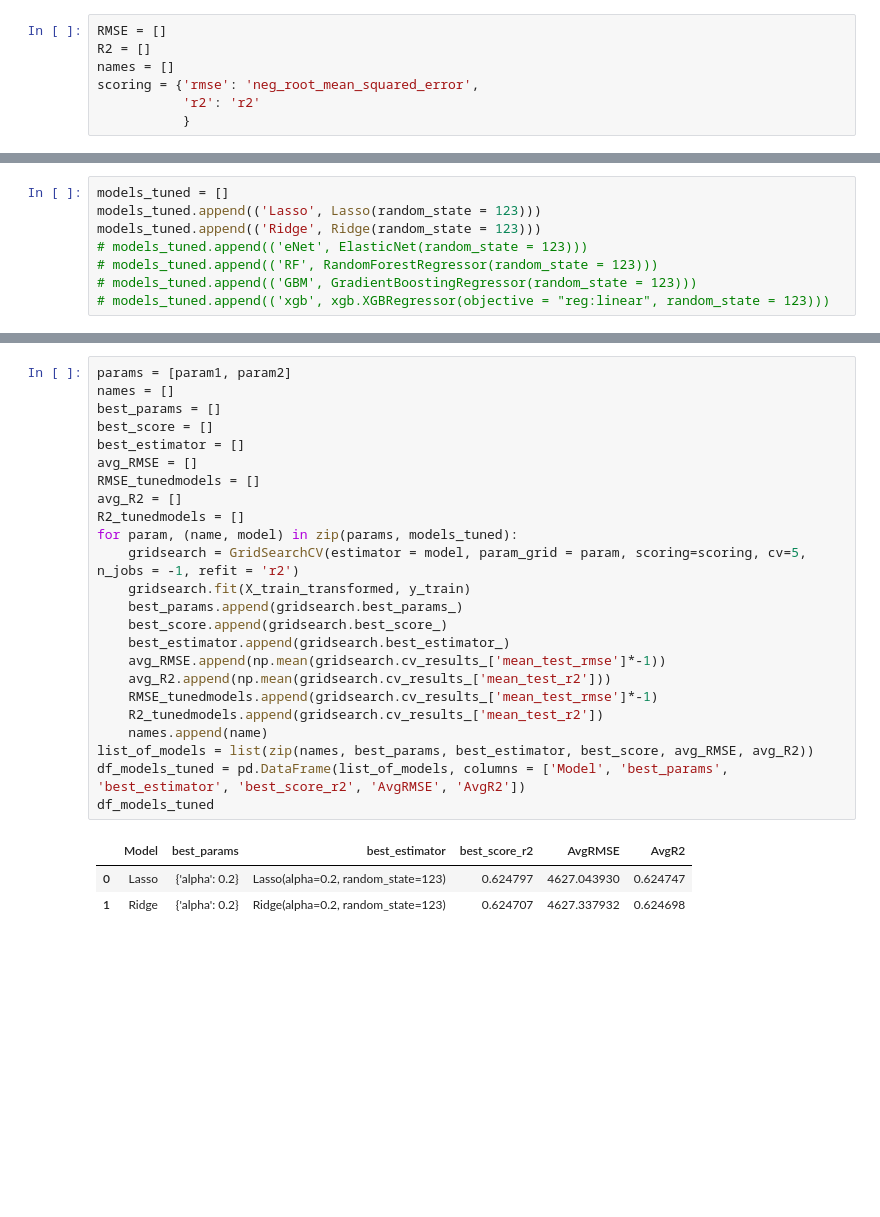
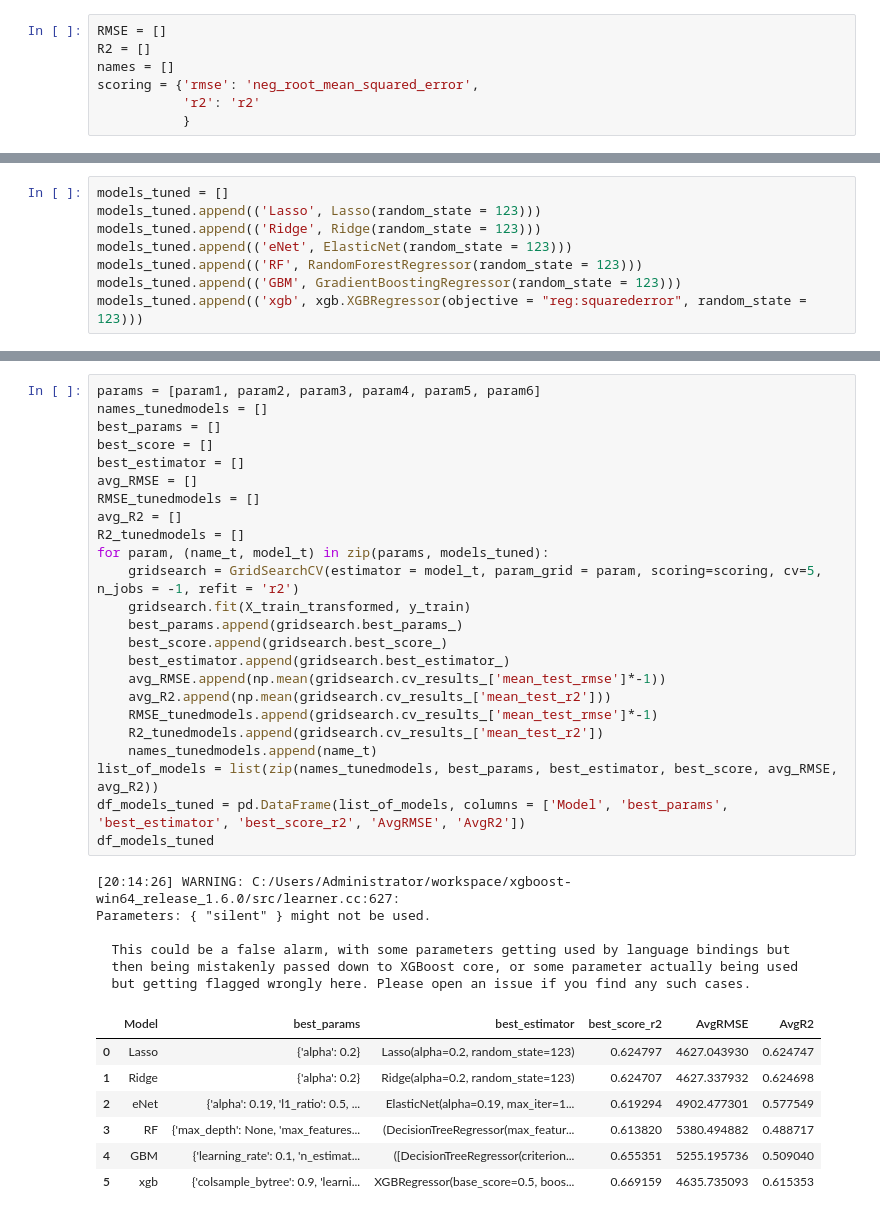
Before and after one commit to nipun-goyal/Residential-Energy-Consumption-Prediction, a Jupyter notebook: 1.0-Residential-Energy-Modeling.ipynb, the cells around one changed output, grey strips where cells are left out. Saved outputs shown, nothing was run; the diff lists cells and outputs as text; blank space fills up the shorter version.

```diff
--- a/1.0-Residential-Energy-Modeling.ipynb
+++ b/1.0-Residential-Energy-Modeling.ipynb
@@ -1362,7 +1380,7 @@ plt.show()
 models_tuned = []
 models_tuned.append(('Lasso', Lasso(random_state = 123)))
 models_tuned.append(('Ridge', Ridge(random_state = 123)))
-# models_tuned.append(('eNet', ElasticNet(random_state = 123)))
-# models_tuned.append(('RF', RandomForestRegressor(random_state = 123)))
-# models_tuned.append(('GBM', GradientBoostingRegressor(random_state = 123)))
-# models_tuned.append(('xgb', xgb.XGBRegressor(objective = "reg:linear", random_state = 123)))
+models_tuned.append(('eNet', ElasticNet(random_state = 123)))
+models_tuned.append(('RF', RandomForestRegressor(random_state = 123)))
+models_tuned.append(('GBM', GradientBoostingRegressor(random_state = 123)))
+models_tuned.append(('xgb', xgb.XGBRegressor(objective = "reg:squarederror", random_state = 123)))
@@ -1413,31 +1424,41 @@ def train(models, data, iterations = 100):
 # %%
-params = [param1, param2]
-names = []
+params = [param1, param2, param3, param4, param5, param6]
+names_tunedmodels = []
 best_params = []
 best_score = []
 best_estimator = []
 avg_RMSE = []
 RMSE_tunedmodels = []
 avg_R2 = []
 R2_tunedmodels = []
-for param, (name, model) in zip(params, models_tuned):
-    gridsearch = GridSearchCV(estimator = model, param_grid = param, scoring=scoring, cv=5, n_jobs = -1, refit = 'r2')
+for param, (name_t, model_t) in zip(params, models_tuned):
+    gridsearch = GridSearchCV(estimator = model_t, param_grid = param, scoring=scoring, cv=5, n_jobs = -1, refit = 'r2')
     gridsearch.fit(X_train_transformed, y_train)
     best_params.append(gridsearch.best_params_)
     best_score.append(gridsearch.best_score_)
     best_estimator.append(gridsearch.best_estimator_)
     avg_RMSE.append(np.mean(gridsearch.cv_results_['mean_test_rmse']*-1))
     avg_R2.append(np.mean(gridsearch.cv_results_['mean_test_r2']))
     RMSE_tunedmodels.append(gridsearch.cv_results_['mean_test_rmse']*-1)
     R2_tunedmodels.append(gridsearch.cv_results_['mean_test_r2'])
-    names.append(name)
-list_of_models = list(zip(names, best_params, best_estimator, best_score, avg_RMSE, avg_R2))
+    names_tunedmodels.append(name_t)
+list_of_models = list(zip(names_tunedmodels, best_params, best_estimator, best_score, avg_RMSE, avg_R2))
 df_models_tuned = pd.DataFrame(list_of_models, columns = ['Model', 'best_params', 'best_estimator', 'best_score_r2', 'AvgRMSE', 'AvgR2'])
 df_models_tuned
 # %% [output]
+[20:14:26] WARNING: C:/Users/Administrator/workspace/xgboost-win64_release_1.6.0/src/learner.cc:627:
+Parameters: { "silent" } might not be used.
+
+  This could be a false alarm, with some parameters getting used by language bindings but
+  then being mistakenly passed down to XGBoost core, or some parameter actually being used
+  but getting flagged wrongly here. Please open an issue if you find any such cases.
 |  | Model | best_params | best_estimator | best_score_r2 | AvgRMSE | AvgR2 |
 | 0 | Lasso | {'alpha': 0.2} | Lasso(alpha=0.2, random_state=123) | 0.624797 | 4627.043930 | 0.624747 |
 | 1 | Ridge | {'alpha': 0.2} | Ridge(alpha=0.2, random_state=123) | 0.624707 | 4627.337932 | 0.624698 |
+| 2 | eNet | {'alpha': 0.19, 'l1_ratio': 0.5, ... | ElasticNet(alpha=0.19, max_iter=1... | 0.619294 | 4902.477301 | 0.577549 |
+| 3 | RF | {'max_depth': None, 'max_features... | (DecisionTreeRegressor(max_featur... | 0.613820 | 5380.494882 | 0.488717 |
+| 4 | GBM | {'learning_rate': 0.1, 'n_estimat... | ([DecisionTreeRegressor(criterion... | 0.655351 | 5255.195736 | 0.509040 |
+| 5 | xgb | {'colsample_bytree': 0.9, 'learni... | XGBRegressor(base_score=0.5, boos... | 0.669159 | 4635.735093 | 0.615353 |
 # %%
 plt.figure(figsize=(21,9))
 
```
Also changed, not shown: parts of 35 cells of this notebook.
